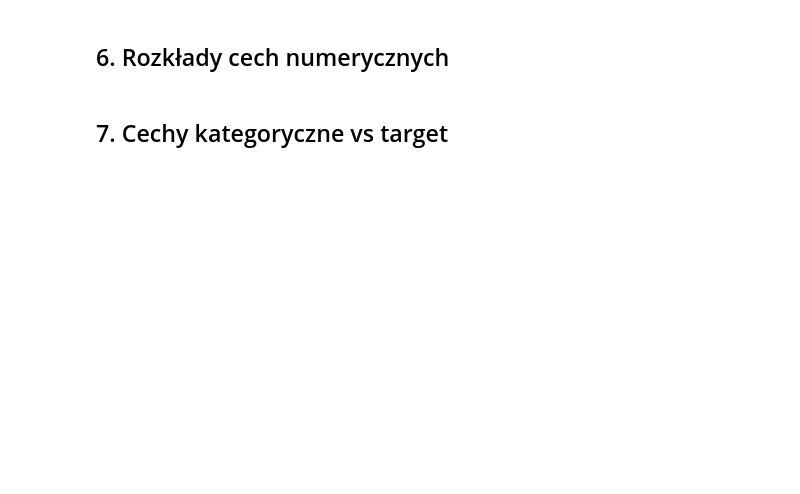
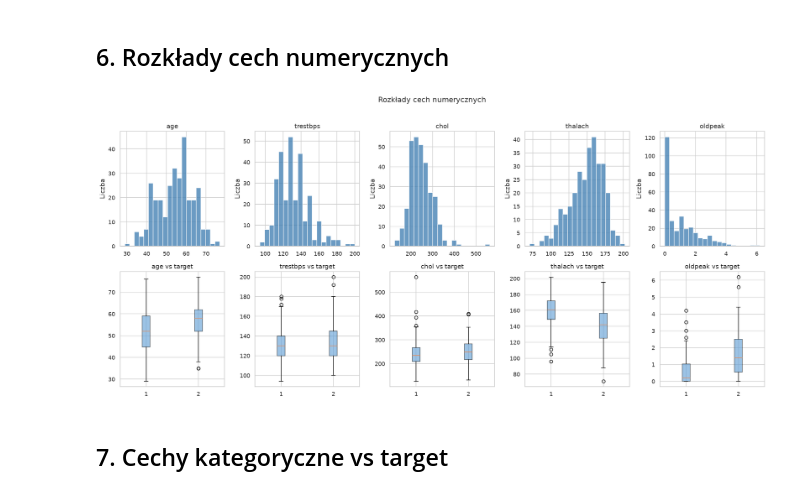
Before and after one commit to Shared-Pointer/Uczenie-Maszynowe-Projekt, a Jupyter notebook: notebooks/01_eda.ipynb, the cells around one changed output. Drawn from its saved outputs; the diff is of its cells as text; code cells hidden in the pictures; blank space fills up the shorter version.

```diff
--- a/notebooks/01_eda.ipynb
+++ b/notebooks/01_eda.ipynb
@@ -68,25 +117,27 @@ print(f"Choroba:      {counts[1]} ({counts[1]/len(df_clean)*100:.1f}%)")
 # %%
 num_cols = ['age', 'trestbps', 'chol', 'thalach', 'oldpeak']
 
 fig, axes = plt.subplots(2, 5, figsize=(18, 8))
 for i, col in enumerate(num_cols):
     # Histogram
     df_clean[col].hist(ax=axes[0, i], bins=20, color='steelblue',
                        alpha=0.8, edgecolor='white')
     axes[0, i].set_title(col)
     axes[0, i].set_ylabel('Liczba')
 
     # Box plot wg target
     data_0 = df_clean.loc[df_clean['target_bin'] == 0, col].dropna()
     data_1 = df_clean.loc[df_clean['target_bin'] == 1, col].dropna()
-    axes[1, i].boxplot([data_0, data_1], labels=['Brak', 'Choroba'],
+    axes[1, i].boxplot([data_0, data_1], label=['Brak', 'Choroba'],
                        patch_artist=True,
                        boxprops={'facecolor': '#5B9BD5', 'alpha': 0.6})
     axes[1, i].set_title(f'{col} vs target')
 
 plt.suptitle('Rozkłady cech numerycznych', fontsize=14, y=1.02)
 plt.tight_layout()
 plt.show()
+# %% [output]
+[figure, added]
 # %% [markdown]
 ## 7. Cechy kategoryczne vs target
 # %%
```
Also changed, not shown: parts of 7 cells of this notebook, 5 other files.
